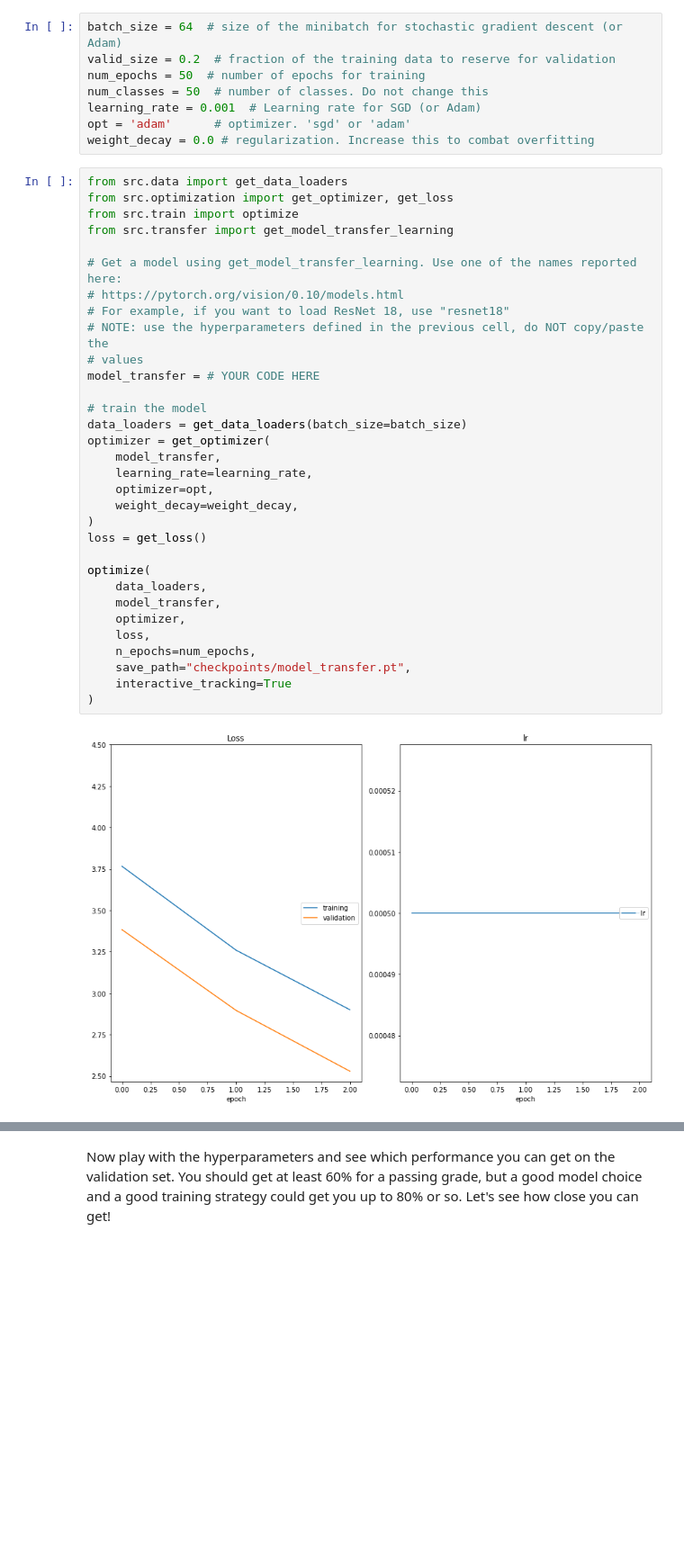
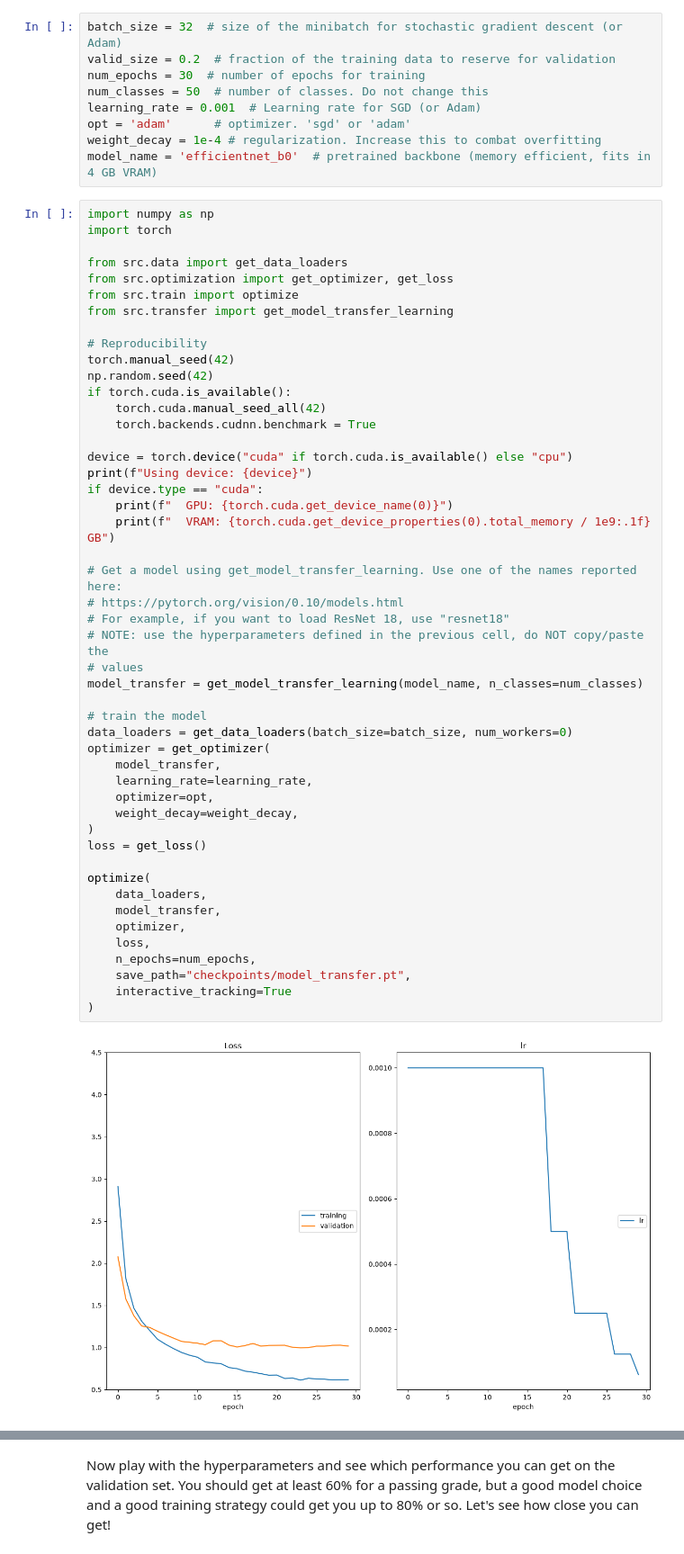
Before and after one commit to EduardoNicacio/Udacity_Deep_Learning_P2_Landmark_Classification_and_Tagging, a Jupyter notebook: Project_Landmarks_Part2_TransferLearning__starter.ipynb, the cells around one changed output, grey strips where cells are left out. Shown at 90% size. Cells and saved outputs as stored; diff of their text form; blank space fills up the shorter version.

```diff
--- a/Project_Landmarks_Part2_TransferLearning__starter.ipynb
+++ b/Project_Landmarks_Part2_TransferLearning__starter.ipynb
@@ -48,44 +50,61 @@ src/transfer.py::test_get_model_transfer_learning PASSED                 [100%]
 
 Let's train our transfer learning model! Let's start defining the hyperparameters:
 # %%
-batch_size = 64  # size of the minibatch for stochastic gradient descent (or Adam)
+batch_size = 32  # size of the minibatch for stochastic gradient descent (or Adam)
 valid_size = 0.2  # fraction of the training data to reserve for validation
-num_epochs = 50  # number of epochs for training
+num_epochs = 30  # number of epochs for training
 num_classes = 50  # number of classes. Do not change this
 learning_rate = 0.001  # Learning rate for SGD (or Adam)
 opt = 'adam'      # optimizer. 'sgd' or 'adam'
-weight_decay = 0.0 # regularization. Increase this to combat overfitting
+weight_decay = 1e-4 # regularization. Increase this to combat overfitting
+model_name = 'efficientnet_b0'  # pretrained backbone (memory efficient, fits in 4 GB VRAM)
 # %%
+import numpy as np
+import torch
+
 from src.data import get_data_loaders
 from src.optimization import get_optimizer, get_loss
 from src.train import optimize
 from src.transfer import get_model_transfer_learning
+
+# Reproducibility
+torch.manual_seed(42)
+np.random.seed(42)
+if torch.cuda.is_available():
+    torch.cuda.manual_seed_all(42)
+    torch.backends.cudnn.benchmark = True
+
+device = torch.device("cuda" if torch.cuda.is_available() else "cpu")
+print(f"Using device: {device}")
+if device.type == "cuda":
+    print(f"  GPU: {torch.cuda.get_device_name(0)}")
+    print(f"  VRAM: {torch.cuda.get_device_properties(0).total_memory / 1e9:.1f} GB")
 
 # Get a model using get_model_transfer_learning. Use one of the names reported here:
 # https://pytorch.org/vision/0.10/models.html
 # For example, if you want to load ResNet 18, use "resnet18"
 # NOTE: use the hyperparameters defined in the previous cell, do NOT copy/paste the
 # values
-model_transfer = # YOUR CODE HERE
+model_transfer = get_model_transfer_learning(model_name, n_classes=num_classes)
 
 # train the model
-data_loaders = get_data_loaders(batch_size=batch_size)
+data_loaders = get_data_loaders(batch_size=batch_size, num_workers=0)
 optimizer = get_optimizer(
     model_transfer,
     learning_rate=learning_rate,
     optimizer=opt,
     weight_decay=weight_decay,
 )
 loss = get_loss()
 
 optimize(
     data_loaders,
     model_transfer,
     optimizer,
     loss,
     n_epochs=num_epochs,
     save_path="checkpoints/model_transfer.pt",
     interactive_tracking=True
 )
 # %% [output]
-[figure, old version]
+[figure, new version]
```
Also changed, not shown: parts of 9 cells of this notebook, 16 other files.
